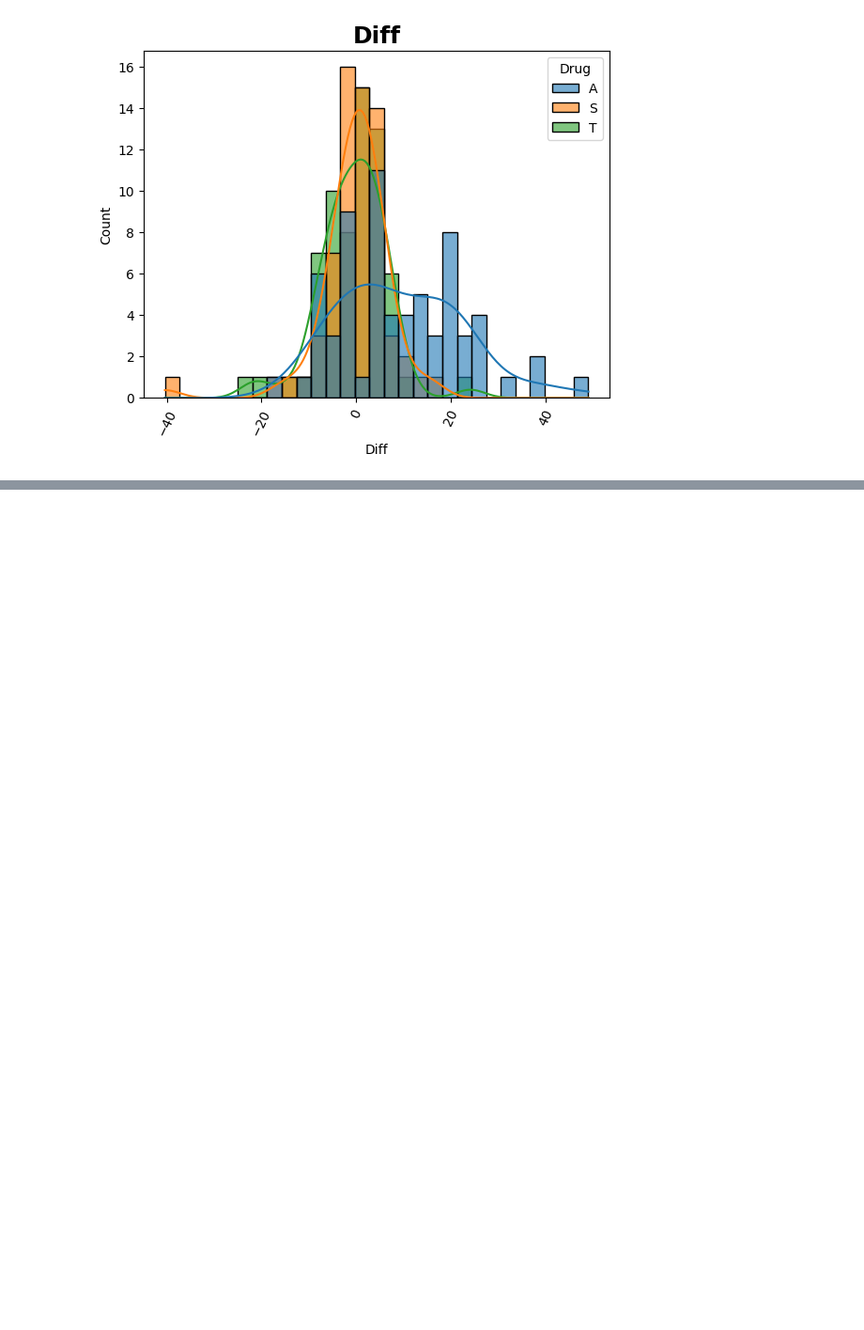
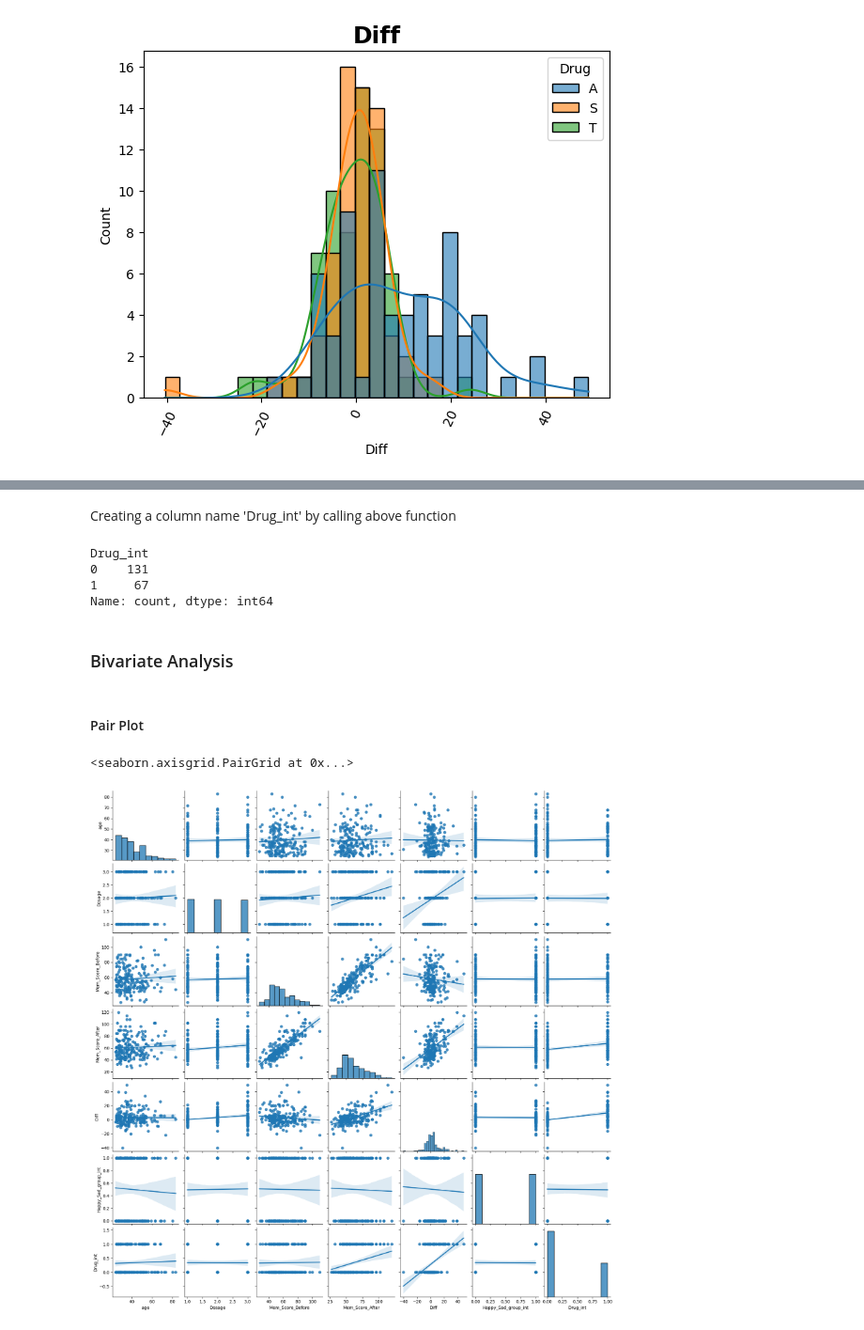
Before and after one commit to SHIVAM-MARS/Machine-Learning-and-Data-Science, a Jupyter notebook: Memory_Test_on_Drugged_Islanders_Data/Memory_Test_on_Drugged_Islanders_Data.ipynb, the cells around one changed output, grey strips where cells are left out. Shown at 94% size. Cells and saved outputs as stored; diff of their text form; code cells hidden in the pictures; blank space fills up the shorter version.

```diff
--- a/Memory_Test_on_Drugged_Islanders_Data/Memory_Test_on_Drugged_Islanders_Data.ipynb
+++ b/Memory_Test_on_Drugged_Islanders_Data/Memory_Test_on_Drugged_Islanders_Data.ipynb
@@ -218,0 +296,7 @@ for value in df.columns:
+# %%
+def hp_grp_to_int(x):
+  if x == 'H':
+    value = 1
+  elif x == 'S':
+    value = 0
+  return value
@@ -218,0 +305,4 @@ for value in df.columns:
+# %%
+df['Happy_Sad_group_int'] = df['Happy_Sad_group'].apply(hp_grp_to_int)
+# Cross Verification
+df['Happy_Sad_group_int'].value_counts()
@@ -218,0 +320,28 @@ for value in df.columns:
+# %%
+def drg_to_int(x):
+  if x == 'A':
+    value = 1
+  elif x == 'T':
+    value = 0
+  elif x == 'S':
+    value = 0
+  return value
+# %% [markdown]
+Creating a column name 'Drug_int' by calling above function
+# %%
+df['Drug_int'] = df['Drug'].apply(drg_to_int)
+df['Drug_int'].value_counts()
+# %% [output]
+Drug_int
+0    131
+1     67
+Name: count, dtype: int64
+# %% [markdown]
+### Bivariate Analysis
+# %% [markdown]
+#### Pair Plot
+# %%
+sb.pairplot(df, palette=palette[2], kind='reg')
+# %% [output]
+<seaborn.axisgrid.PairGrid at 0x...>
+[figure, added]
```
Also changed, not shown: parts of 29 cells of this notebook.
